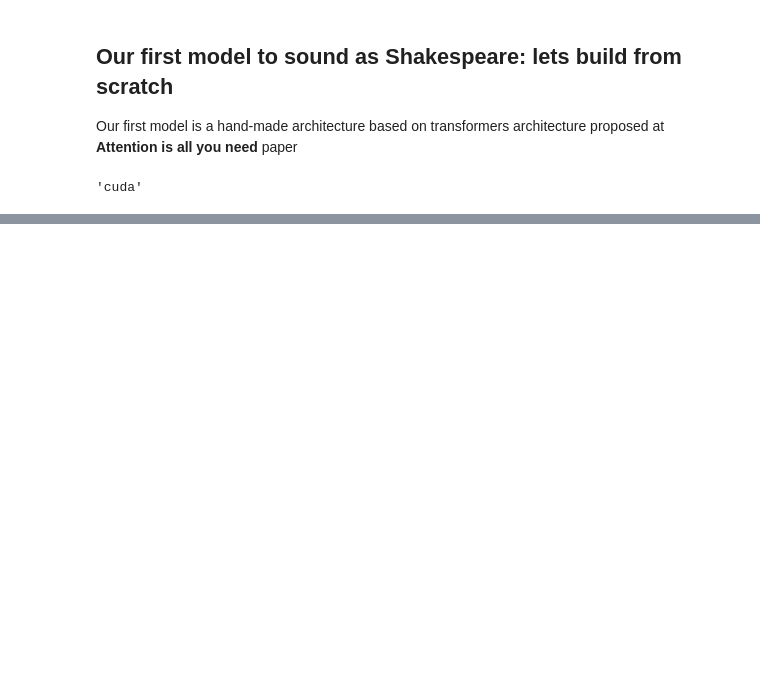
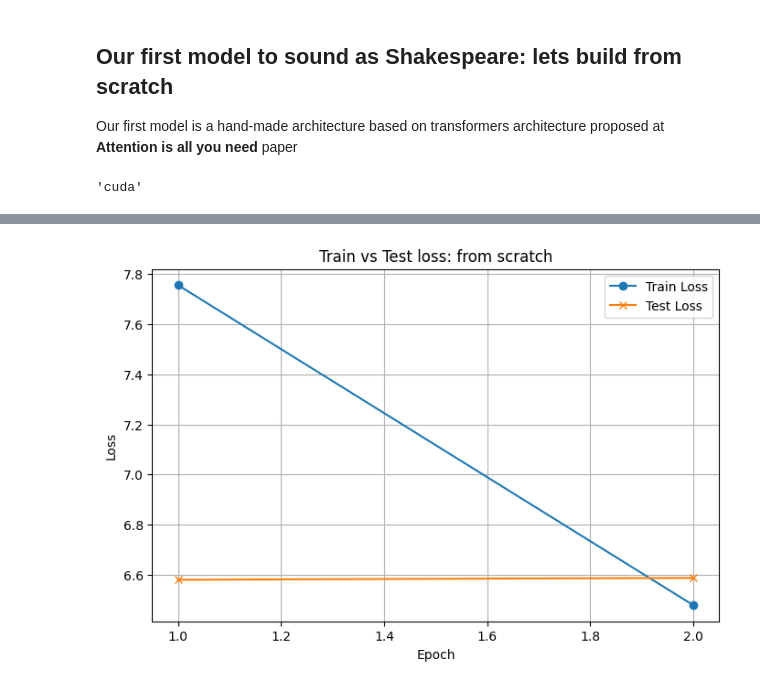
Before and after one commit to lgemc/pytorch_training_course, a Jupyter notebook: 06_nlp/064_attention/notebooks/main.ipynb, the cells around one changed output, grey strips where cells are left out. Drawn from its saved outputs; the diff is of its cells as text; code cells hidden in the pictures; blank space fills up the shorter version.

```diff
--- a/06_nlp/064_attention/notebooks/main.ipynb
+++ b/06_nlp/064_attention/notebooks/main.ipynb
@@ -143,7 +155,7 @@ block_size = max_token_length # it should match with the token length
 model_dim = 64
 heads_num = 8
 blocks_num = 8
-dropout = .4
+dropout = .1
 
 model_from_scratch = TransformerShakespeare(
     vocab_size=vocab_size,
@@ -176,11 +188,11 @@ TransformerShakespeare(
 # %%
 from train.from_scratch import train as train_from_scratch
 
-model_from_scratch, train_losses, test_losses =  train_from_scratch(
+model_from_scratch, train_losses_from_scratch, test_losses_from_scratch =  train_from_scratch(
     model_from_scratch,
     train_dataset=train_dataset,
     val_dataset=test_dataset,
-    epochs=30,
+    epochs=2,
     batch_size=32,
     learning_rate=0.001,
     device=device,
@@ -189,0 +220,7 @@ model_from_scratch, train_losses, test_losses =  train_from_scratch(
+# %%
+from train.generate import generate_text as generate_from_scratch
+from graphs.lib import plot_losses
+
+plot_losses(train_losses_from_scratch, test_losses_from_scratch, "Train vs Test loss: from scratch")
+# %% [output]
+[figure, added]
```
Also changed, not shown: parts of 10 cells of this notebook, 5 other files.
